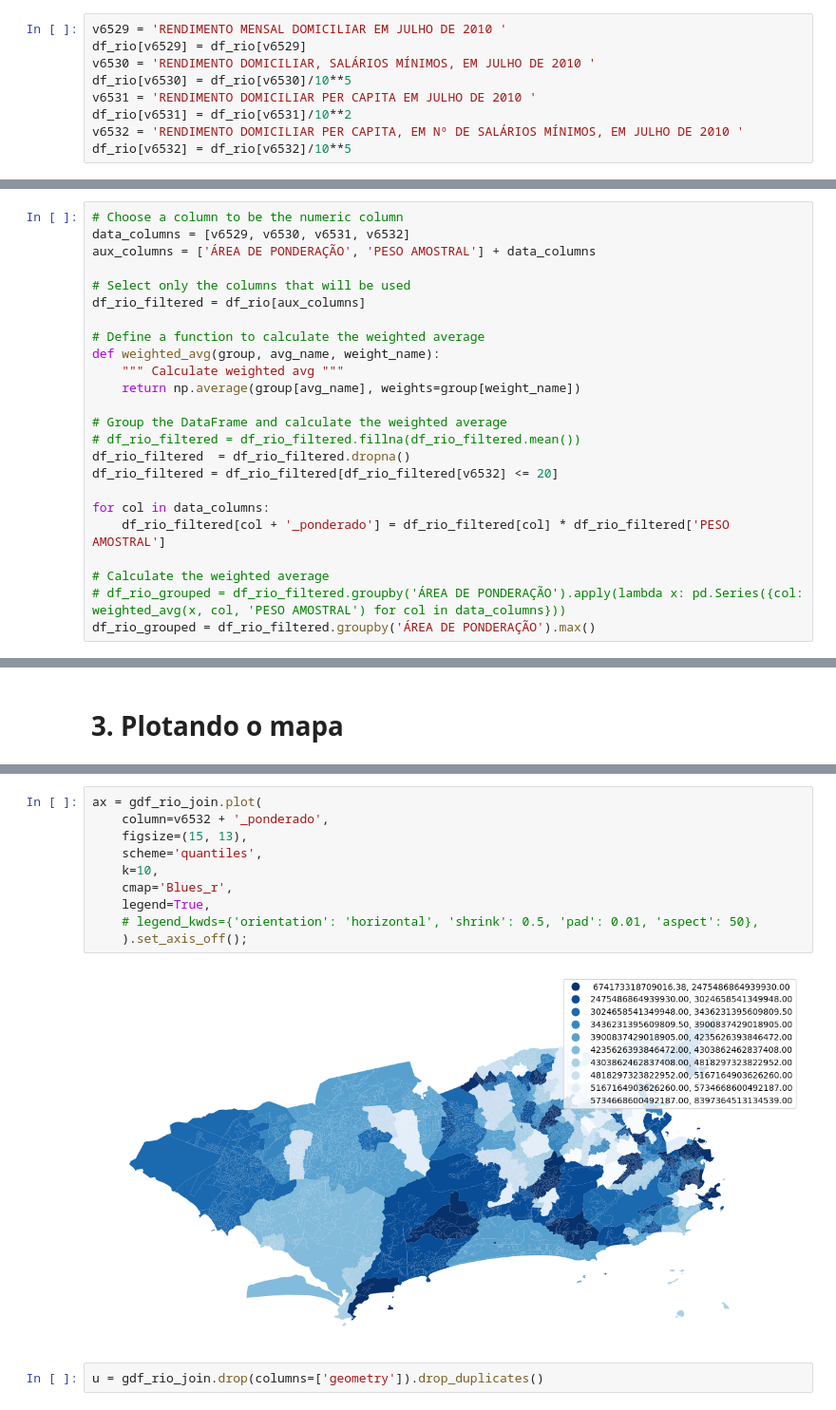
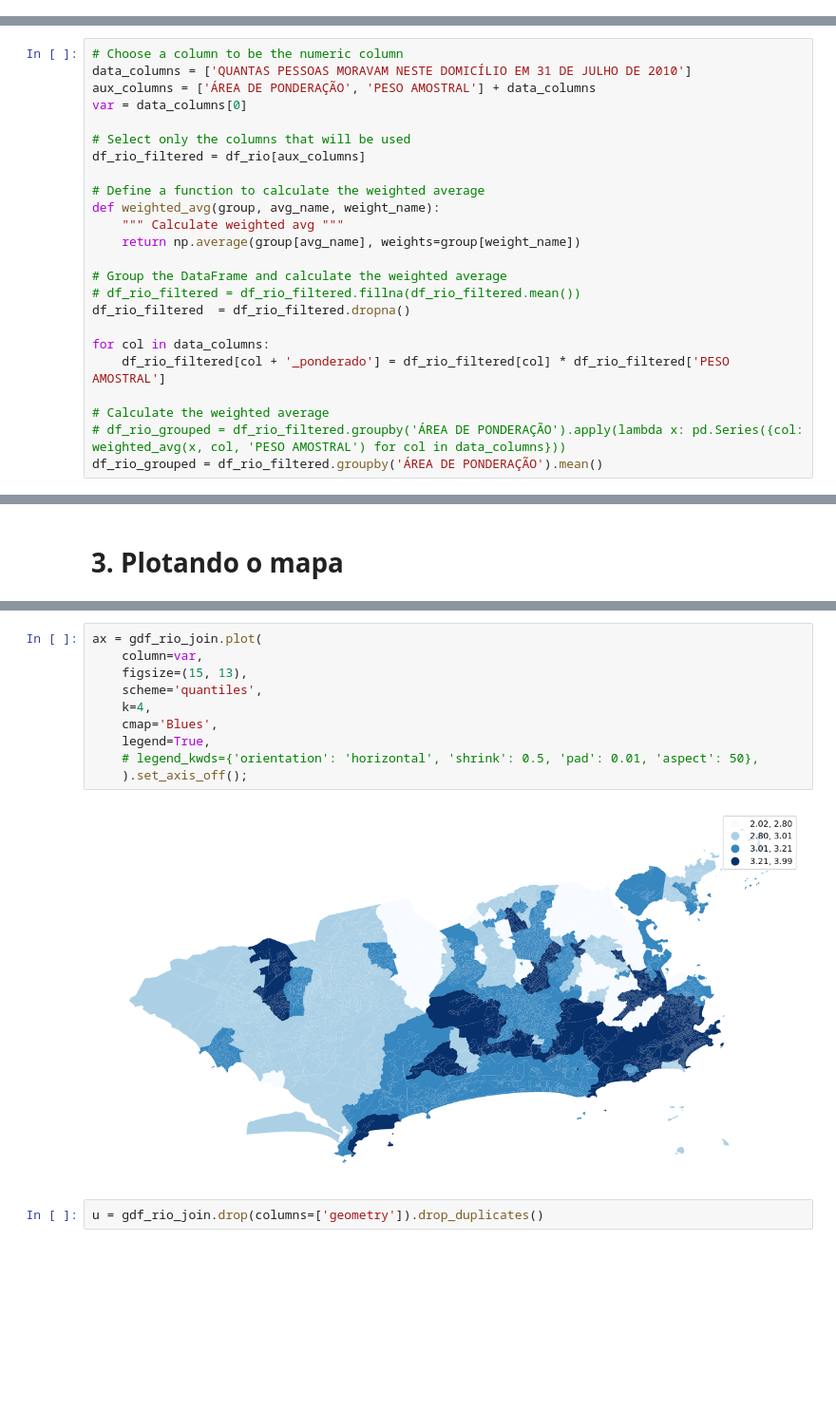
Before and after one commit to GDevigili/TCC-IBGE, a Jupyter notebook: src/data-vis/eda.ipynb, the cells around one changed output, grey strips where cells are left out. Shown at 95% size. Saved outputs shown, nothing was run; the diff lists cells and outputs as text; blank space fills up the shorter version.

Commit message:
Plot with amount of people

```diff
--- a/src/data-vis/eda.ipynb
+++ b/src/data-vis/eda.ipynb
@@ -146,12 +142,3 @@ memory usage: 328.2+ KB
 ## 3. Transformação dos dados
 # %% [markdown]
 ## 3.1. Tratando de dados que foram carregados errados
-# %%
-v6529 = 'RENDIMENTO MENSAL DOMICILIAR EM JULHO DE 2010 '
-df_rio[v6529] = df_rio[v6529]
-v6530 = 'RENDIMENTO DOMICILIAR, SALÁRIOS MÍNIMOS, EM JULHO DE 2010 '
-df_rio[v6530] = df_rio[v6530]/10**5
-v6531 = 'RENDIMENTO DOMICILIAR PER CAPITA EM JULHO DE 2010 '
-df_rio[v6531] = df_rio[v6531]/10**2
-v6532 = 'RENDIMENTO DOMICILIAR PER CAPITA, EM Nº DE SALÁRIOS MÍNIMOS, EM JULHO DE 2010 '
-df_rio[v6532] = df_rio[v6532]/10**5
@@ -180,8 +146,9 @@ See the caveats in the documentation: https://pandas.pydata.org/pandas-docs/stab
 ## 3.2. Agregando os dados por bairro
 # %%
 # Choose a column to be the numeric column
-data_columns = [v6529, v6530, v6531, v6532]
+data_columns = ['QUANTAS PESSOAS MORAVAM NESTE DOMICÍLIO EM 31 DE JULHO DE 2010']
 aux_columns = ['ÁREA DE PONDERAÇÃO', 'PESO AMOSTRAL'] + data_columns
+var = data_columns[0]
 
 # Select only the columns that will be used
 df_rio_filtered = df_rio[aux_columns]
@@ -194,14 +161,13 @@ def weighted_avg(group, avg_name, weight_name):
 # Group the DataFrame and calculate the weighted average
 # df_rio_filtered = df_rio_filtered.fillna(df_rio_filtered.mean())
 df_rio_filtered  = df_rio_filtered.dropna()
-df_rio_filtered = df_rio_filtered[df_rio_filtered[v6532] <= 20]
 
 for col in data_columns:
     df_rio_filtered[col + '_ponderado'] = df_rio_filtered[col] * df_rio_filtered['PESO AMOSTRAL']
 
 # Calculate the weighted average
 # df_rio_grouped = df_rio_filtered.groupby('ÁREA DE PONDERAÇÃO').apply(lambda x: pd.Series({col: weighted_avg(x, col, 'PESO AMOSTRAL') for col in data_columns}))
-df_rio_grouped = df_rio_filtered.groupby('ÁREA DE PONDERAÇÃO').max()
+df_rio_grouped = df_rio_filtered.groupby('ÁREA DE PONDERAÇÃO').mean()
 # %%
 df_rio_grouped.head()
 # %% [output]
@@ -312,14 +272,14 @@ plt.show();
 # %%
 ax = gdf_rio_join.plot(
-    column=v6532 + '_ponderado',
+    column=var,
     figsize=(15, 13),
     scheme='quantiles',
-    k=10,
-    cmap='Blues_r',
+    k=4,
+    cmap='Blues',
     legend=True,
     # legend_kwds={'orientation': 'horizontal', 'shrink': 0.5, 'pad': 0.01, 'aspect': 50},
     ).set_axis_off();
 # %% [output]
-[figure, old version]
+[figure, new version]
 # %%
 u = gdf_rio_join.drop(columns=['geometry']).drop_duplicates()
```
Also changed, not shown: parts of 8 cells of this notebook.
